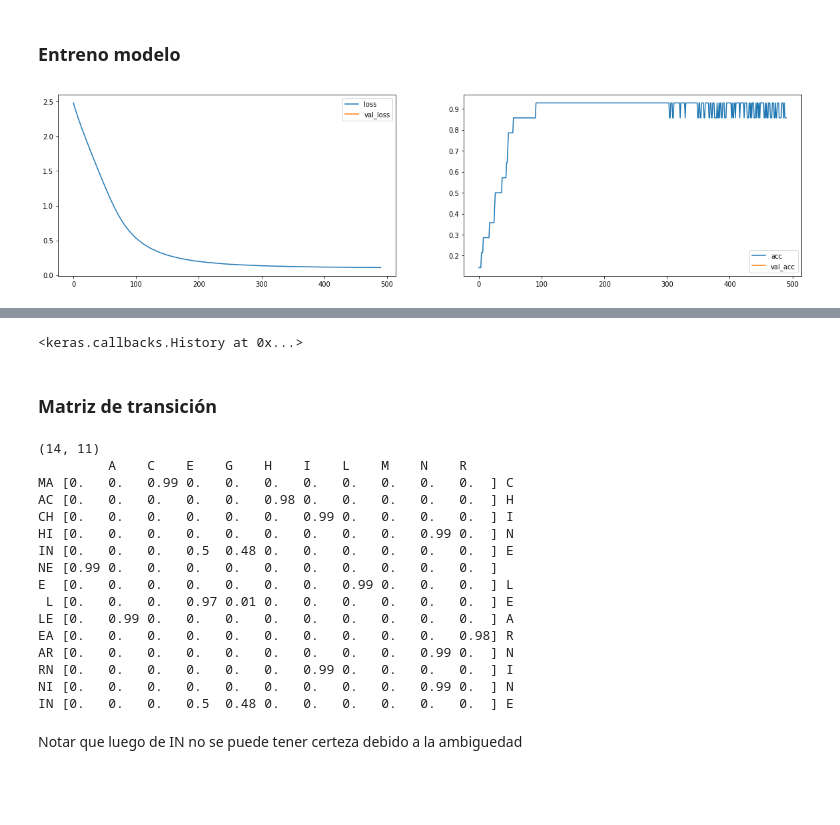
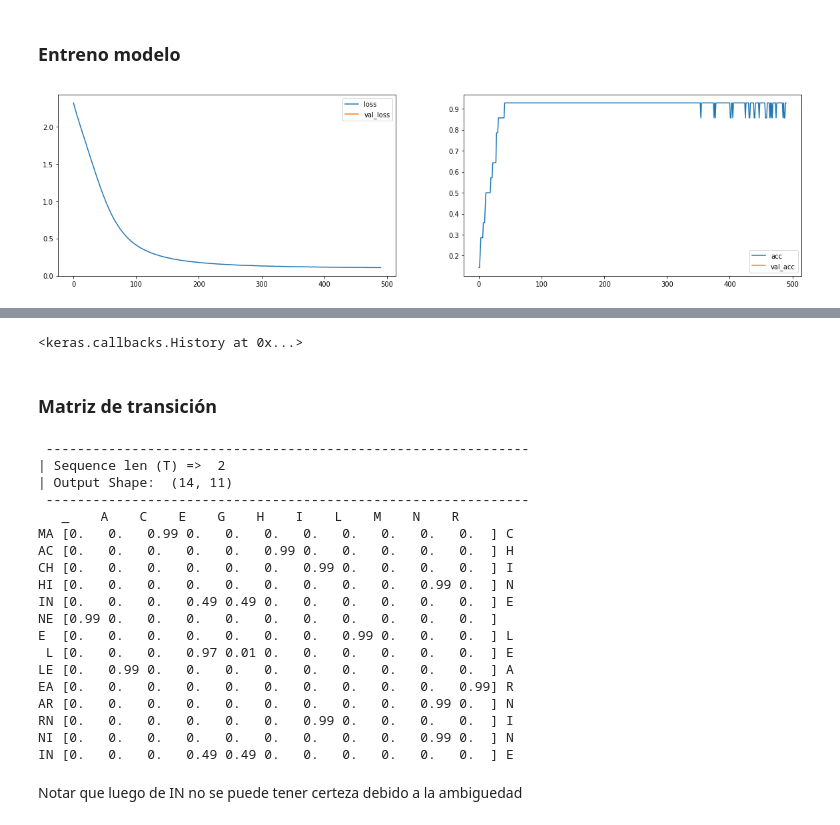
Before and after one commit to adrianmarino/12-RNN, a Jupyter notebook: 2_Toy_example.ipynb, the cells around one changed output, grey strips where cells are left out. Saved outputs shown, nothing was run; the diff lists cells and outputs as text; code cells hidden in the pictures; blank space fills up the shorter version.

```diff
--- a/2_Toy_example.ipynb
+++ b/2_Toy_example.ipynb
@@ -371,11 +378,20 @@ Por otro lado, las probabilidades de la 'G' no tiene mucho sentido ya que es el
 ### Preparo entrada/salida
 # %%
 window_size = 2
-x_2_t, y_2_t = window_transform_text(text, window_size, step_size)
-for i, te in enumerate(x_2_t):
-    print(te, '->' ,y_2_t[i])
-#print(x_2_t, y_2_t)
-X_2, y_2 = encode_io_pairs(text, chars, window_size, step_size)
+x_2_t, y_2_t = example_to_io(
+    example=text,
+    input_window_size=window_size,
+    input_step_size=step_size
+)
+
+for i, te in enumerate(x_2_t): print(te, '->' ,y_2_t[i])
+
+X_2, y_2 = example_to_io_pairs(
+    example=text,
+    possible_elements=chars,
+    input_window_size=window_size,
+    input_step_size=step_size
+)
 # %% [output]
 MA -> C
 AC -> H
@@ -431,9 +447,14 @@ print(y_2*1)
 # %% [markdown]
 ### Armo modelo
 # %%
+sequence_len=len(chars)
+rnn_neurons=10
+dense_neurons=sequence_len
+input_shape=(window_size, sequence_len)
+
 model_2 = Sequential()
-model_2.add(SimpleRNN(10, input_shape=(window_size,len(chars))))
-model_2.add(Dense(len(chars), activation="softmax"))
+model_2.add(SimpleRNN(rnn_neurons, input_shape=input_shape))
+model_2.add(Dense(dense_neurons, activation="softmax"))
 model_2.summary()
 # %% [output]
 _________________________________________________________________
@@ -451,8 +472,15 @@ _________________________________________________________________
 ### Entreno modelo
 # %%
 model_2.compile(optimizer='adam', loss='categorical_crossentropy', metrics=['accuracy'])
-plot_losses = PlotLosses(plot_interval=10, evaluate_interval=None)
-model_2.fit(X_2,y_2, epochs=500, batch_size=1, verbose=1, callbacks=[plot_losses])
+
+model_2.fit(
+    X_2,
+    y_2,
+    epochs=500,
+    batch_size=1,
+    verbose=1,
+    callbacks=[PlotLosses(plot_interval=10, evaluate_interval=None)]
+)
 # %% [output]
-[figure, old version]
+[figure, new version]
 Epoch 492/500
@@ -477,31 +505,33 @@ Epoch 500/500
 # %% [markdown]
 ### Matriz de transición
 # %%
-predicted = model_2.predict(X_2)
-print(predicted.shape)
-print('    ', end='')
-for c in chars_to_indices.keys():
-    print(c, end='    ')
-print()
-for i, row in enumerate(predicted):
-    print(indices_to_chars[np.argmax(X_2[i, :][0])]+indices_to_chars[np.argmax(X_2[i, :][1])], (row*100).astype(int)/100, indices_to_chars[np.argmax(row)])
+predicted_2 = model_2.predict(X_2)
+show_results(
+    predicted_2,
+    chars_to_indices,
+    indices_to_chars,
+    lambda i: indices_to_chars[np.argmax(X_2[i, :][0])]+indices_to_chars[np.argmax(X_2[i, :][1])]
+)
 # %% [output]
-(14, 11)
-         A    C    E    G    H    I    L    M    N    R
+ --------------------------------------------------------------
+| Sequence len (T) =>  2
+| Output Shape:  (14, 11)
+ --------------------------------------------------------------
+   _    A    C    E    G    H    I    L    M    N    R
 MA [0.   0.   0.99 0.   0.   0.   0.   0.   0.   0.   0.  ] C
-AC [0.   0.   0.   0.   0.   0.98 0.   0.   0.   0.   0.  ] H
+AC [0.   0.   0.   0.   0.   0.99 0.   0.   0.   0.   0.  ] H
 CH [0.   0.   0.   0.   0.   0.   0.99 0.   0.   0.   0.  ] I
 HI [0.   0.   0.   0.   0.   0.   0.   0.   0.   0.99 0.  ] N
-IN [0.   0.   0.   0.5  0.48 0.   0.   0.   0.   0.   0.  ] E
+IN [0.   0.   0.   0.49 0.49 0.   0.   0.   0.   0.   0.  ] E
 NE [0.99 0.   0.   0.   0.   0.   0.   0.   0.   0.   0.  ]
 E  [0.   0.   0.   0.   0.   0.   0.   0.99 0.   0.   0.  ] L
  L [0.   0.   0.   0.97 0.01 0.   0.   0.   0.   0.   0.  ] E
 LE [0.   0.99 0.   0.   0.   0.   0.   0.   0.   0.   0.  ] A
-EA [0.   0.   0.   0.   0.   0.   0.   0.   0.   0.   0.98] R
+EA [0.   0.   0.   0.   0.   0.   0.   0.   0.   0.   0.99] R
 AR [0.   0.   0.   0.   0.   0.   0.   0.   0.   0.99 0.  ] N
 RN [0.   0.   0.   0.   0.   0.   0.99 0.   0.   0.   0.  ] I
 NI [0.   0.   0.   0.   0.   0.   0.   0.   0.   0.99 0.  ] N
-IN [0.   0.   0.   0.5  0.48 0.   0.   0.   0.   0.   0.  ] E
+IN [0.   0.   0.   0.49 0.49 0.   0.   0.   0.   0.   0.  ] E
 # %% [markdown]
 Notar que luego de IN no se puede tener certeza debido a la ambiguedad
 # %% [markdown]
```
Also changed, not shown: parts of 46 cells of this notebook, 1 other file.
